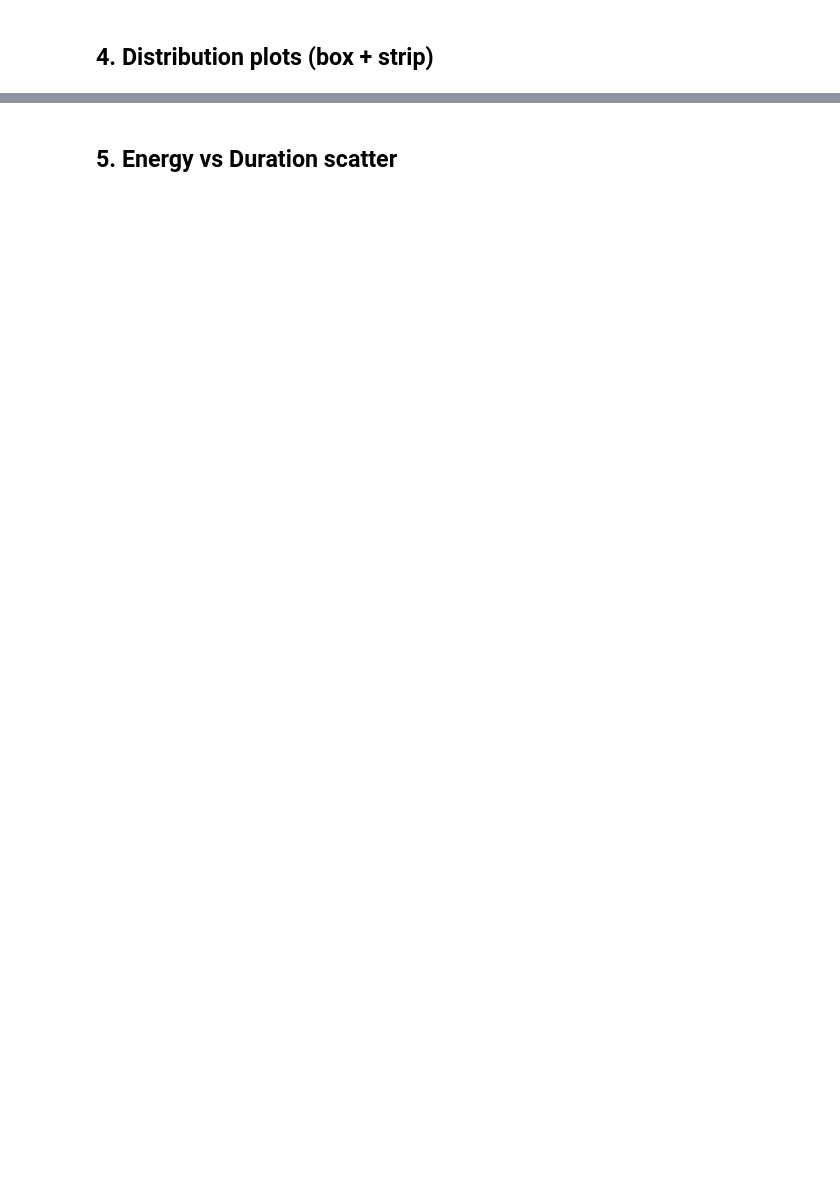
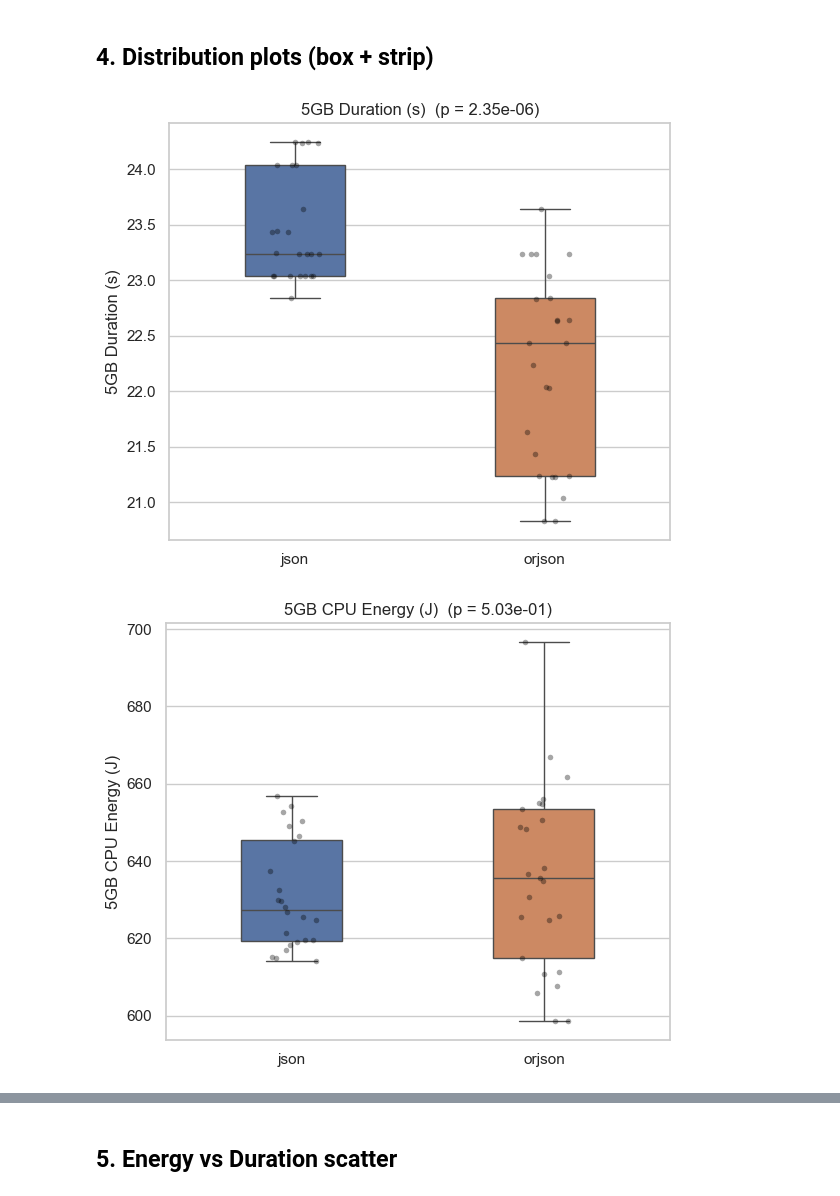
Before and after one commit to luiscruz/course_sustainableSE, a Jupyter notebook: 2026/p1_measuring_software/analysis/energy_json_vs_orjson.ipynb, the cells around one changed output, grey strips where cells are left out. Saved outputs shown, nothing was run; the diff lists cells and outputs as text; code cells hidden in the pictures; blank space fills up the shorter version.

```diff
--- a/2026/p1_measuring_software/analysis/energy_json_vs_orjson.ipynb
+++ b/2026/p1_measuring_software/analysis/energy_json_vs_orjson.ipynb
@@ -40,12 +40,14 @@ FIGURES.mkdir(exist_ok=True)
 # %%
 DATA_ROOT = pathlib.Path("..")
 
-json_df = load_all_runs(DATA_ROOT / "json_energy")
-json_df["library"] = "json"
+json_df_5 = load_all_runs(DATA_ROOT / "json_energy")
+json_df_5["library"] = "json"
 
-orjson_df = load_all_runs(DATA_ROOT / "orjson_energy")
-orjson_df["library"] = "orjson"
+orjson_df_5 = load_all_runs(DATA_ROOT / "orjson_energy")
+orjson_df_5["library"] = "orjson"
 
-all_df = pd.concat([json_df, orjson_df], ignore_index=True)
-print(f"Loaded {len(json_df)} json runs, {len(orjson_df)} orjson runs")
-all_df.describe()
+
+
+all_df_5 = pd.concat([json_df_5, orjson_df_5], ignore_index=True)
+print(f"Loaded {len(json_df_5)} json runs, {len(orjson_df_5)} orjson runs")
+all_df_5.describe()
@@ -63,7 +76,7 @@ A run is **removed** if it is an outlier in **any** of the three metrics.
 # %%
 clean_frames, outlier_frames = [], []
 for lib in ("json", "orjson"):
-    subset = all_df[all_df["library"] == lib].copy()
+    subset = all_df_5[all_df_5["library"] == lib].copy()
     clean, outliers = remove_outliers(subset)
     clean_frames.append(clean)
     outlier_frames.append(outliers)
@@ -125,22 +159,25 @@ results_df
 ## 4. Distribution plots (box + strip)
 # %%
 LABELS = {
-    "duration_s": "Duration (s)",
-    "cpu_energy_j": "CPU Energy (J)",
-    "core0_energy_j": "CORE0 Energy (J)",
-    "avg_cpu_power_w": "Avg CPU Power (W)",
+    "duration_s": "5GB Duration (s)",
+    "cpu_energy_j": "5GB CPU Energy (J)",
+    "core0_energy_j": "5GB CORE0 Energy (J)",
+    "avg_cpu_power_w": "5GB Avg CPU Power (W)",
 }
 
 for metric in METRICS:
     fig, ax = plt.subplots(figsize=(6, 5))
     sns.boxplot(data=clean_df, x="library", y=metric, hue="library", ax=ax, width=0.4,
                 palette={"json": "#4C72B0", "orjson": "#DD8452"}, legend=False)
     sns.stripplot(data=clean_df, x="library", y=metric, ax=ax,
                   color="black", alpha=0.35, size=4, jitter=True)
     p = results[metric]["p_value"]
     ax.set_title(f"{LABELS[metric]}  (p = {p:.2e})")
     ax.set_xlabel("")
     ax.set_ylabel(LABELS[metric])
     fig.tight_layout()
     fig.savefig(FIGURES / f"{metric}.png", dpi=150, bbox_inches="tight")
     plt.show()
+# %% [output]
+[figure, added]
+[figure, added]
```
Also changed, not shown: parts of 20 cells of this notebook, 15 other files.
